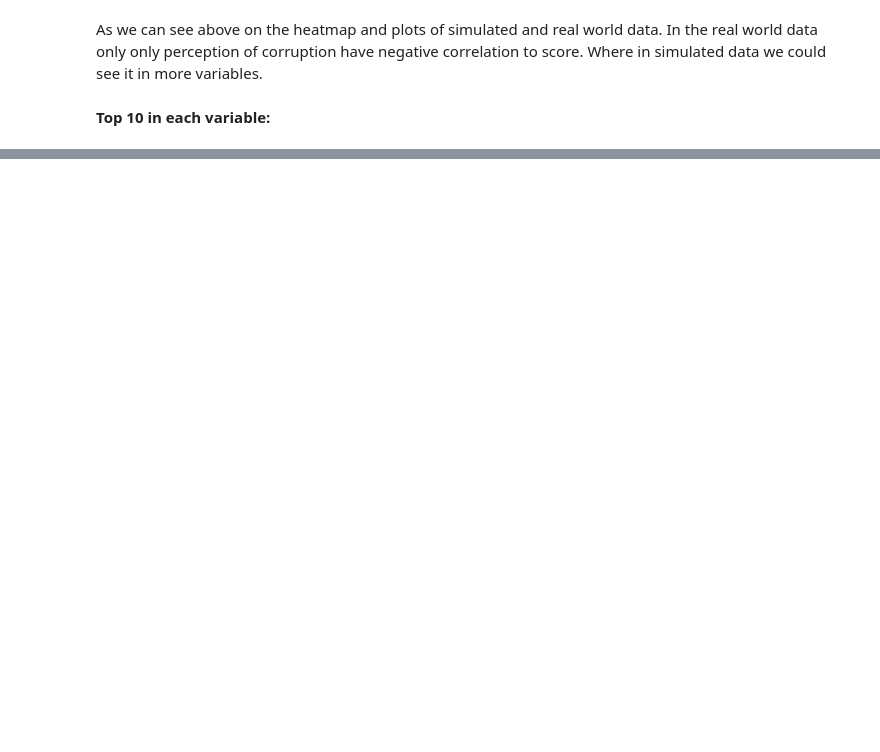
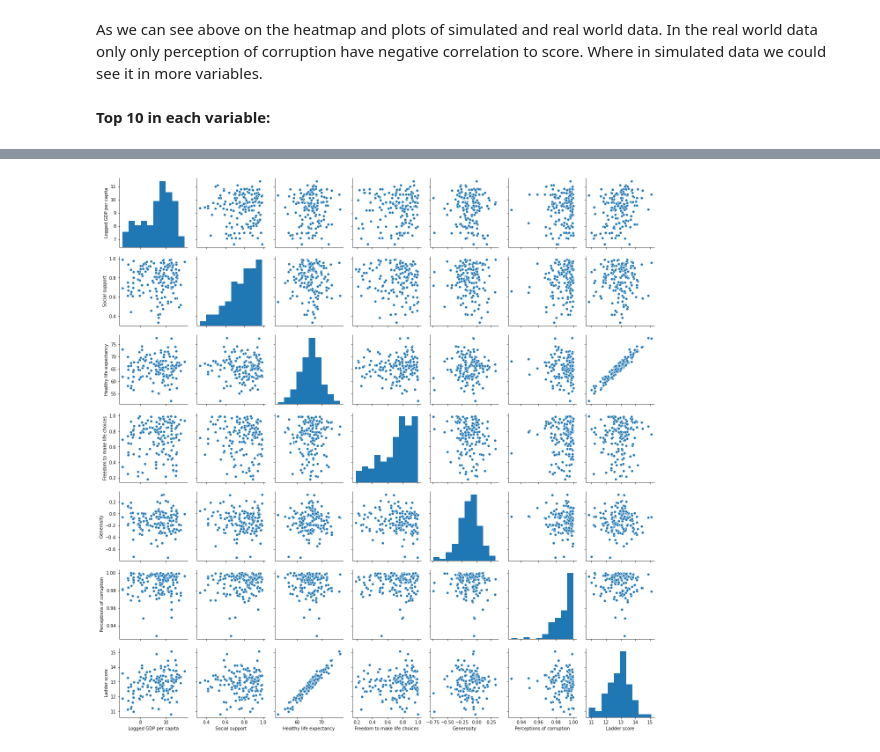
Before and after one commit to radekv23/rwp, a Jupyter notebook: WHR.ipynb, the cells around one changed output, grey strips where cells are left out. Saved outputs shown, nothing was run; the diff lists cells and outputs as text; code cells hidden in the pictures; blank space fills up the shorter version.

Commit message:
variables and pair plot

```diff
--- a/WHR.ipynb
+++ b/WHR.ipynb
@@ -536,0 +549,6 @@ plt.show()
+# %%
+# pair plot
+sns.pairplot(sim)
+plt.show()
+# %% [output]
+[figure, added]
```
Also changed, not shown: parts of 24 cells of this notebook.
